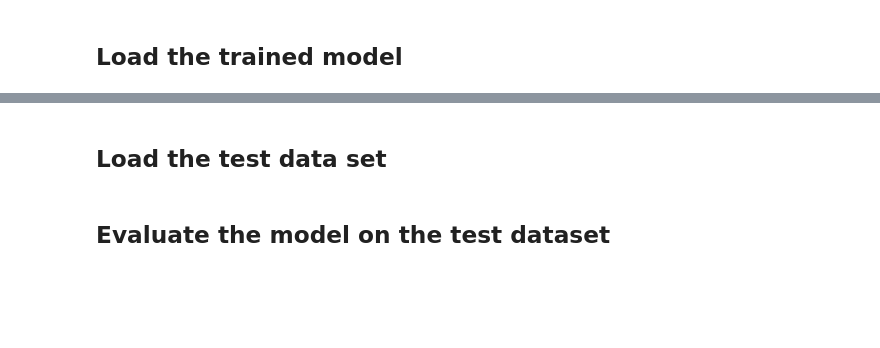
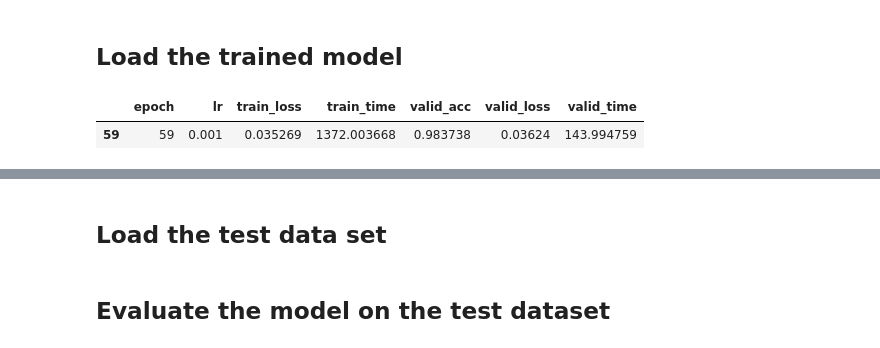
Before and after one commit to murnanedaniel/eta-tracker, a Jupyter notebook: notebooks/GNNEvaluation_med.ipynb, the cells around one changed output, grey strips where cells are left out. Drawn from its saved outputs; the diff is of its cells as text; code cells hidden in the pictures; blank space fills up the shorter version.

```diff
--- a/notebooks/GNNEvaluation_med.ipynb
+++ b/notebooks/GNNEvaluation_med.ipynb
@@ -46,6 +67,9 @@ plot_train_history(summaries)
 # %% [markdown]
 ## Load the trained model
 # %%
-# Reload best epoch
-best_epoch = summaries.epoch.loc[summaries.valid_loss.idxmin()]
-model = load_model(config, reload_epoch=best_epoch).eval()
+# Find the best epoch
+best_summary = summaries.loc[[summaries.valid_loss.idxmin()]]
+best_summary
+# %% [output]
+|  | epoch | lr | train_loss | train_time | valid_acc | valid_loss | valid_time |
+| 59 | 59 | 0.001 | 0.035269 | 1372.003668 | 0.983738 | 0.03624 | 143.994759 |
```
Also changed, not shown: parts of 11 cells of this notebook.
